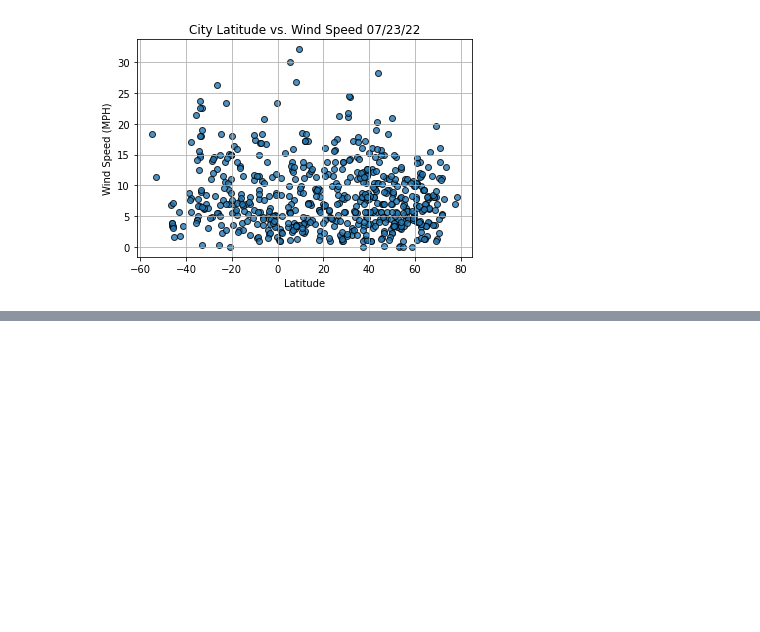
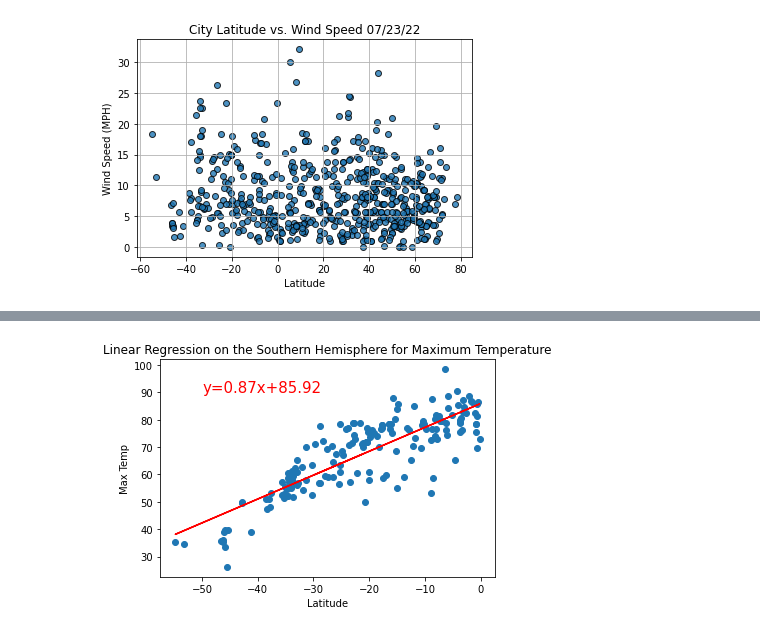
Before and after one commit to MCRobish/World_Weather_Analysis, a Jupyter notebook: WeatherPy.ipynb, the cells around one changed output, grey strips where cells are left out. Saved outputs shown, nothing was run; the diff lists cells and outputs as text; code cells hidden in the pictures; blank space fills up the shorter version.

```diff
--- a/WeatherPy.ipynb
+++ b/WeatherPy.ipynb
@@ -202,0 +265,5 @@ plt.savefig("weather_data/Fig4.png")
+# %%
+plot_linear_regression(southern_hemi["Lat"],southern_hemi["Max Temp"],"Linear Regression on the Southern Hemisphere for Maximum Temperature",
+                       "Max Temp",(-50,90))
+# %% [output]
+[figure, added]
```
Also changed, not shown: parts of 11 cells of this notebook.
